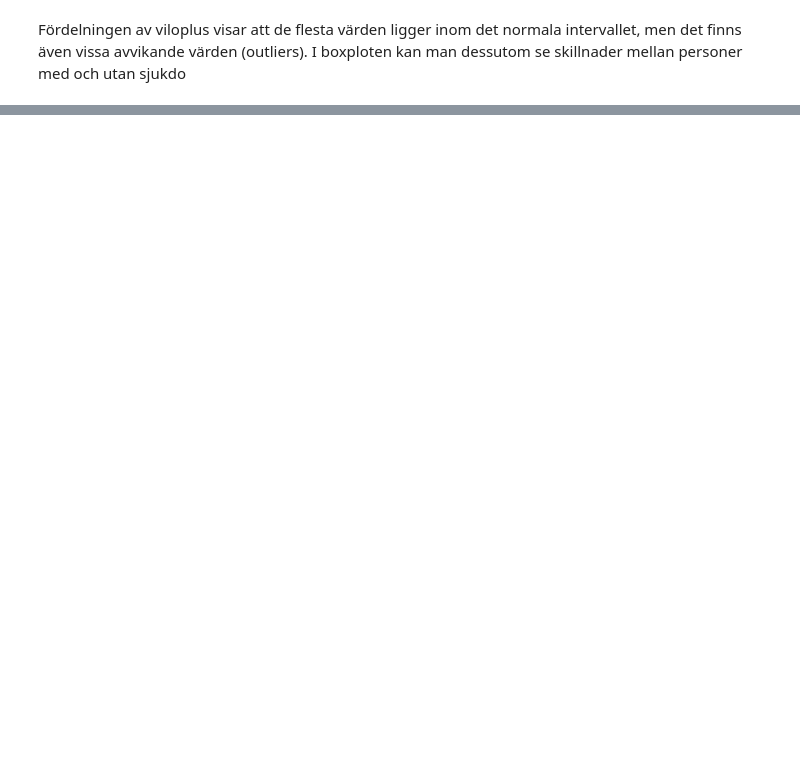
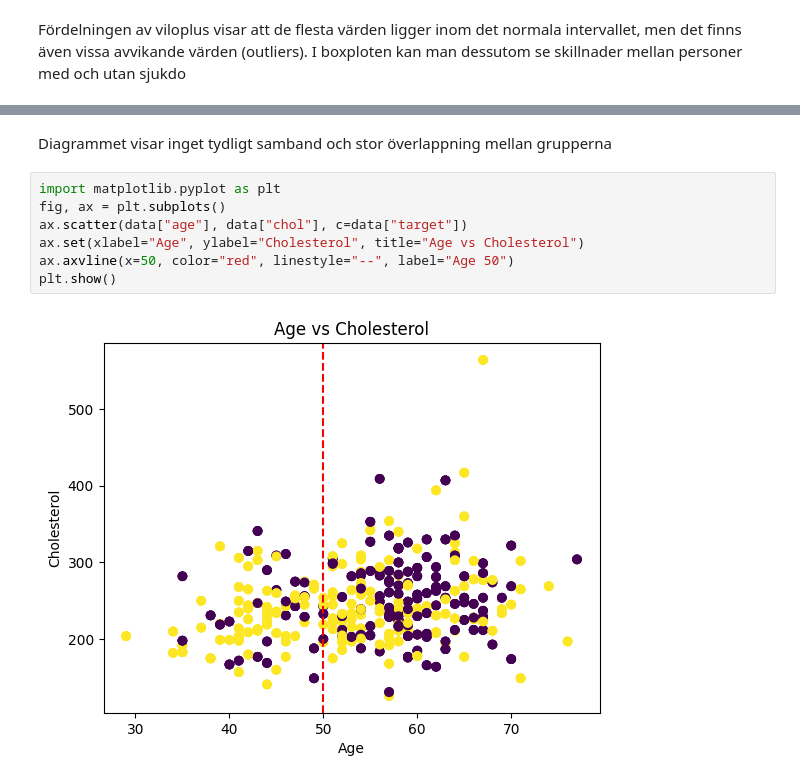
Before and after one commit to Parmiss1360/heart-disease-prediction, a Jupyter notebook: notbooks/analysis.ipynb, the cells around one changed output, grey strips where cells are left out. Saved outputs shown, nothing was run; the diff lists cells and outputs as text; blank space fills up the shorter version.

```diff
--- a/notbooks/analysis.ipynb
+++ b/notbooks/analysis.ipynb
@@ -115,0 +112,11 @@ fig.savefig("Diagram.png")
+# %% [markdown]
+Diagrammet visar inget tydligt samband och stor överlappning mellan grupperna
+# %%
+import matplotlib.pyplot as plt
+fig, ax = plt.subplots()
+ax.scatter(data["age"], data["chol"], c=data["target"])
+ax.set(xlabel="Age", ylabel="Cholesterol", title="Age vs Cholesterol")
+ax.axvline(x=50, color="red", linestyle="--", label="Age 50")
+plt.show()
+# %% [output]
+[figure, added]
```
Also changed, not shown: parts of 14 cells of this notebook, 9 other files.
